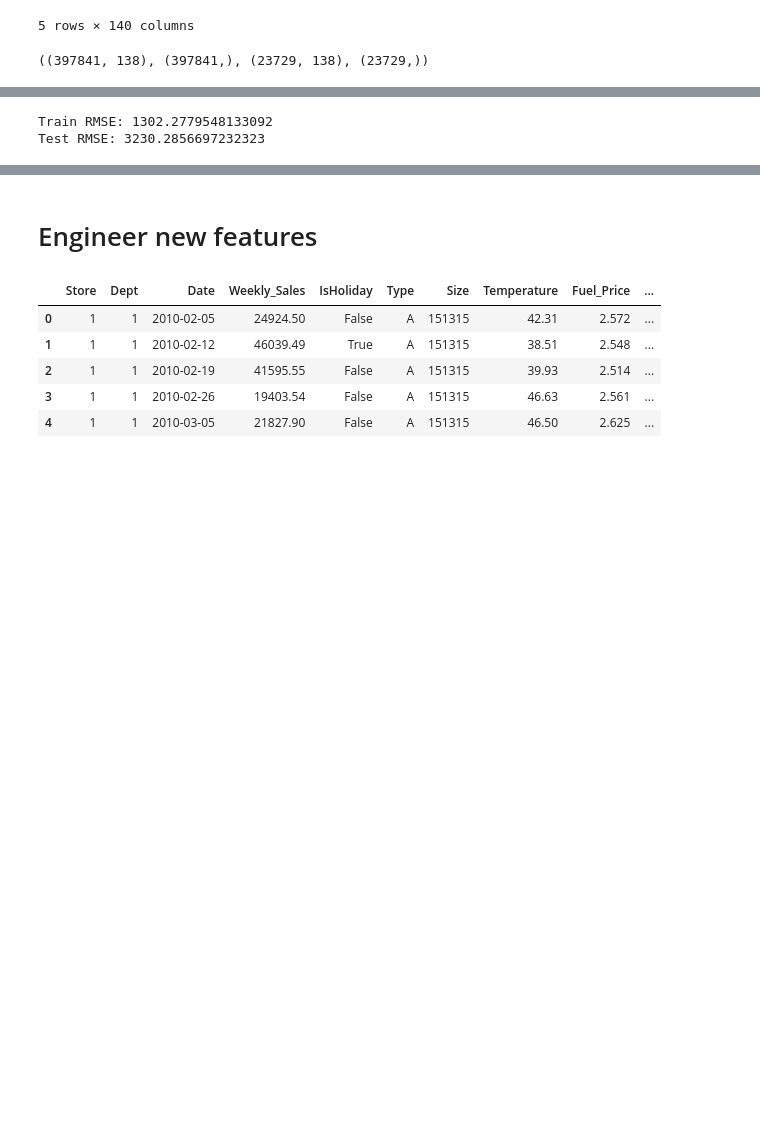
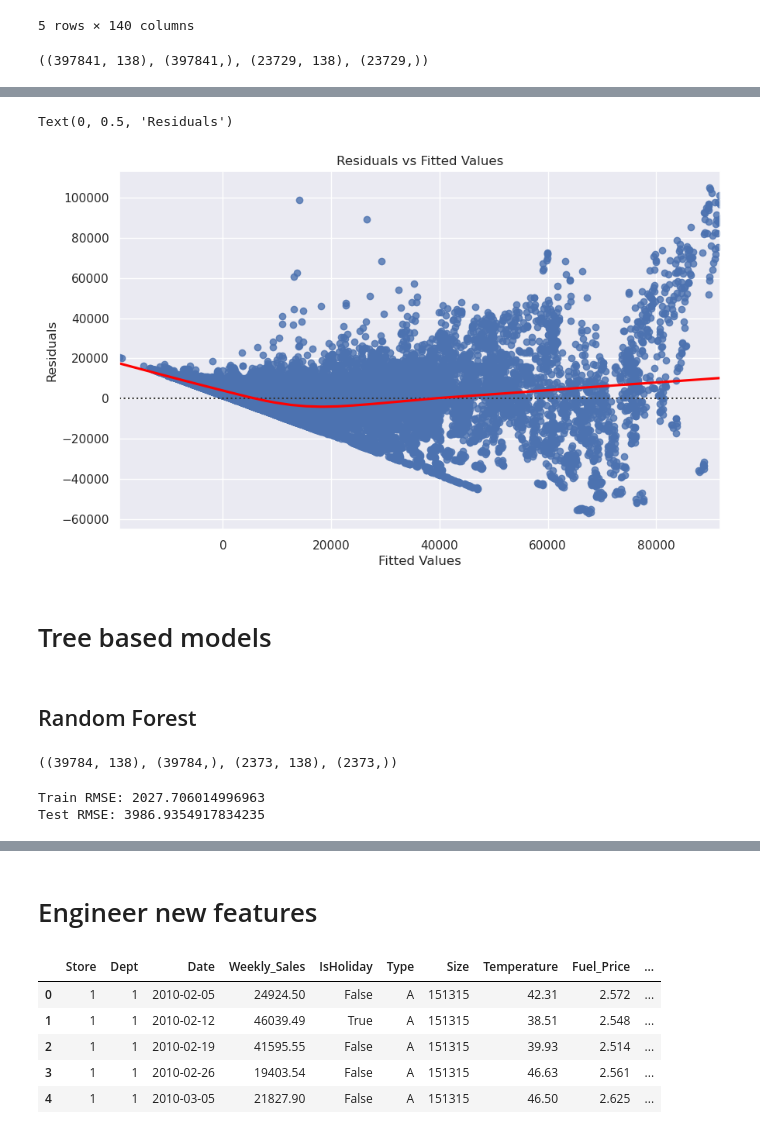
Before and after one commit to sidmahmed/store_sales_forecasting, a Jupyter notebook: dev_notebook.ipynb, the cells around one changed output, grey strips where cells are left out. Saved outputs shown, nothing was run; the diff lists cells and outputs as text; code cells hidden in the pictures; blank space fills up the shorter version.

```diff
--- a/dev_notebook.ipynb
+++ b/dev_notebook.ipynb
@@ -456,3 +450,36 @@ plt.show()
+# %%
+# calculate residuals and plot residuals against fitted values, add a smoothed line
+residuals = y_test - y_test_pred
+
+plt.figure(figsize=(10, 6))
+sns.residplot(x = y_test_pred, y = residuals, lowess=True, line_kws={'color': 'red'})
+plt.title('Residuals vs Fitted Values')
+plt.xlabel('Fitted Values')
+plt.ylabel('Residuals')
+# %% [output]
+Text(0, 0.5, 'Residuals')
+[figure, added]
+# %% [markdown]
+# Tree based models
+# %% [markdown]
+## Random Forest
+# %%
+# since it's take too long to train a random forest model, we will use a subset of the data
+train_data_rf = train_df[train_df['Date'] < '2012-09-01'].sample(frac=0.1)
+test_data_rf = train_df[train_df['Date'] >= '2012-09-01'].sample(frac=0.1)
+
+# split the data into features and target
+X_train_rf = train_data_rf.drop(['Date', 'Weekly_Sales'], axis=1)
+y_train_rf = train_data_rf['Weekly_Sales']
+
+# split the data into features and target
+X_test_rf = test_data_rf.drop(['Date', 'Weekly_Sales'], axis=1)
+y_test_rf = test_data_rf['Weekly_Sales']
+
+# check the shape of the data
+X_train_rf.shape, y_train_rf.shape, X_test_rf.shape, y_test_rf.shape
+# %% [output]
+((39784, 138), (39784,), (2373, 138), (2373,))
 # %%
 # train a random forest regressor
 from sklearn.ensemble import RandomForestRegressor
@@ -471,12 +498,12 @@ y_test_pred = model.predict(X_test)
 from sklearn.metrics import mean_squared_error
 
 # calculate the train and test RMSE
-train_rmse = np.sqrt(mean_squared_error(y_train, y_train_pred))
-test_rmse = np.sqrt(mean_squared_error(y_test, y_test_pred))
+train_rmse = np.sqrt(mean_squared_error(y_train_rf, y_train_pred))
+test_rmse = np.sqrt(mean_squared_error(y_test_rf, y_test_pred))
 
 # print
 print(f"Train RMSE: {train_rmse}")
 print(f"Test RMSE: {test_rmse}")
 # %% [output]
-Train RMSE: 1302.2779548133092
-Test RMSE: 3230.2856697232323
+Train RMSE: 2027.706014996963
+Test RMSE: 3986.9354917834235
```
Also changed, not shown: parts of 9 cells of this notebook, 7 other files.
